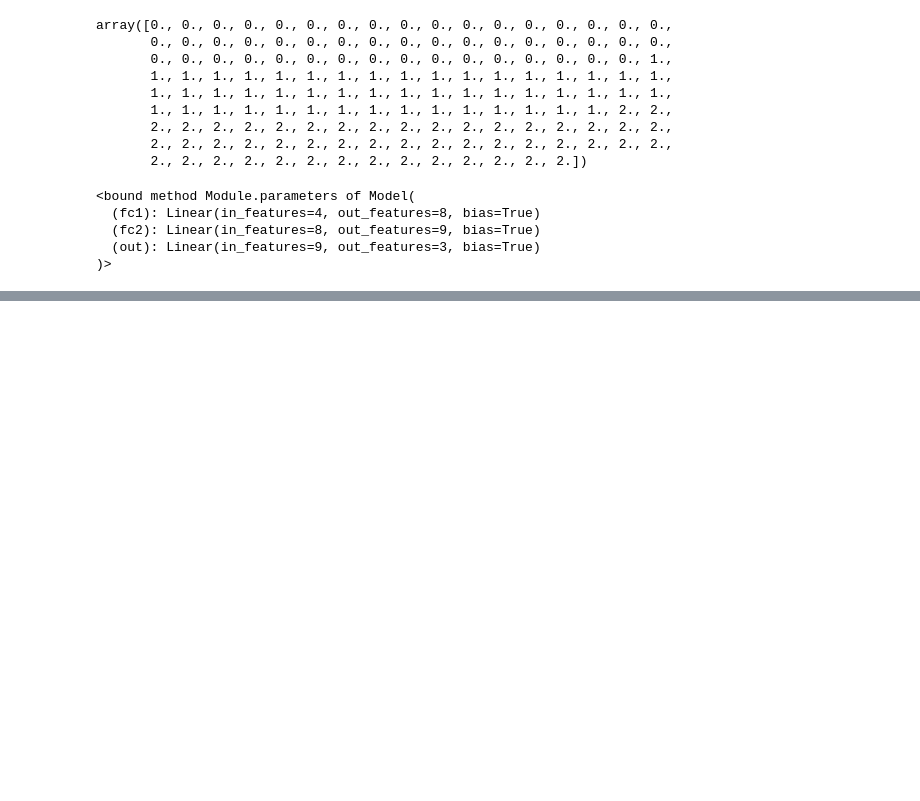
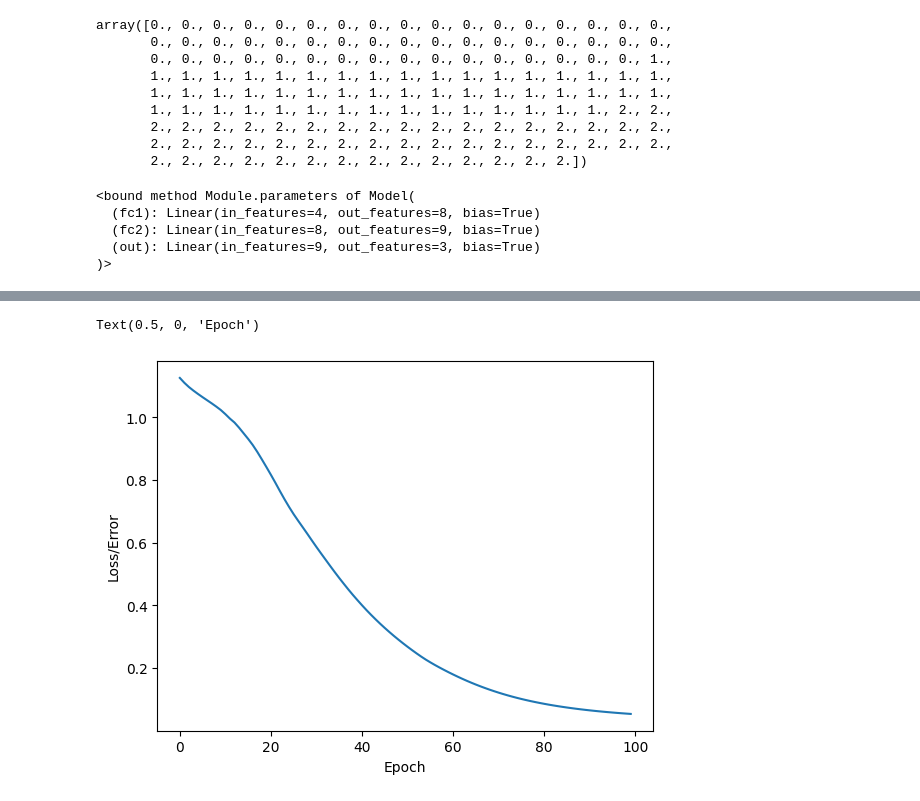
Before and after one commit to pySin/PytorchTutorial, a Jupyter notebook: SimpleNeuralNetwork.ipynb, the cells around one changed output, grey strips where cells are left out. Drawn from its saved outputs; the diff is of its cells as text; code cells hidden in the pictures; blank space fills up the shorter version.

```diff
--- a/SimpleNeuralNetwork.ipynb
+++ b/SimpleNeuralNetwork.ipynb
@@ -175,3 +177,9 @@ for i in range(epochs):
   # Print every 10 epoch
   if i % 10 == 0:
     print(f"Epoch: {i} and loss: {loss}")
+
+  # Do some back propagation: take the error rate of forward propagation and
+  # feed it back thru the network to fine tune the weights
+  optimizer.zero_grad()
+  loss.backward()
+  optimizer.step()
@@ -177,0 +197,8 @@ for i in range(epochs):
+# %%
+# Make a graph
+plt.plot(range(epochs), losses)
+plt.ylabel("Loss/Error")
+plt.xlabel("Epoch")
+# %% [output]
+Text(0.5, 0, 'Epoch')
+[figure, added]
```
Also changed, not shown: parts of 5 cells of this notebook.
